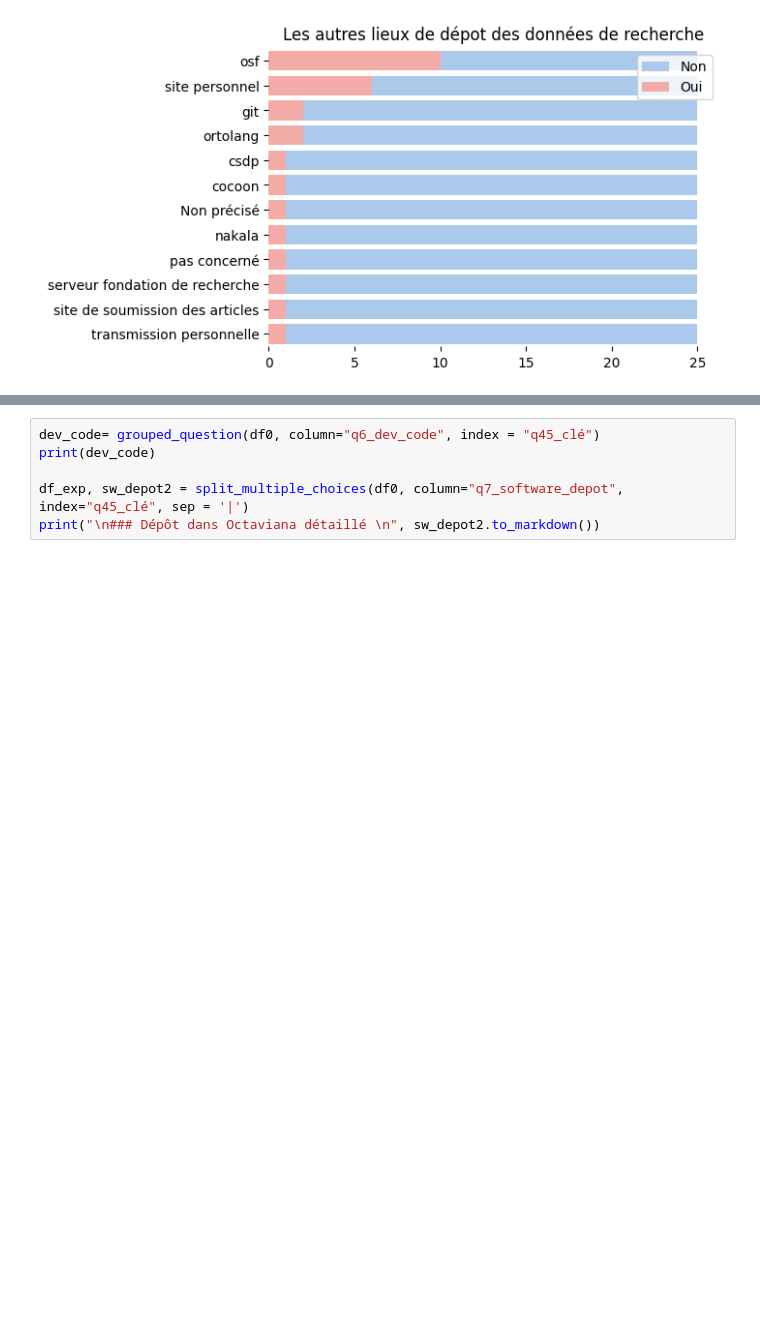
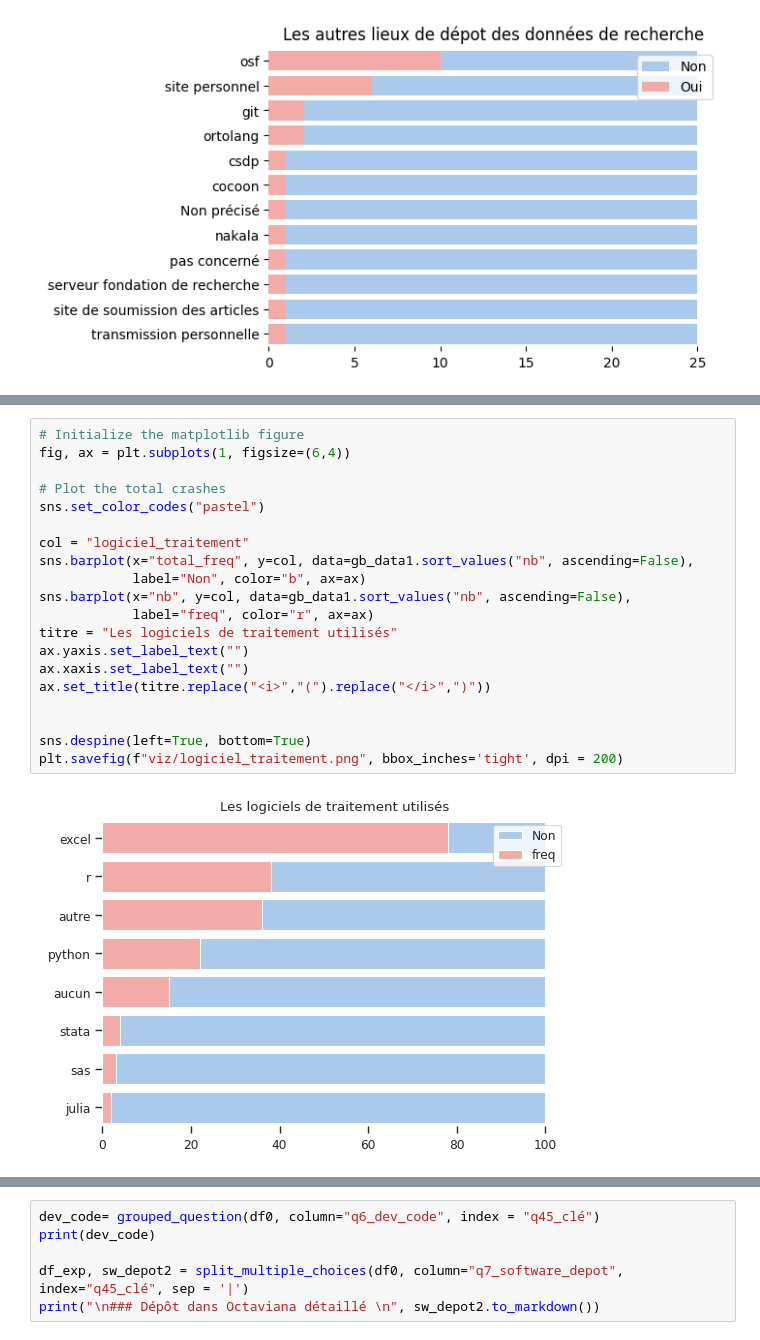
Before and after one commit to luneauaymeric/enquete_SO_p8, a Jupyter notebook: _build/jupyter_execute/script_analyse/connaissance_science_ouverte.ipynb, the cells around one changed output, grey strips where cells are left out. Drawn from its saved outputs; the diff is of its cells as text; blank space fills up the shorter version.

```diff
--- a/_build/jupyter_execute/script_analyse/connaissance_science_ouverte.ipynb
+++ b/_build/jupyter_execute/script_analyse/connaissance_science_ouverte.ipynb
@@ -203,0 +424,22 @@ plt.savefig(f"viz/autre_entrepot_rec.png", bbox_inches='tight', dpi = 200)
+# %%
+# Initialize the matplotlib figure
+fig, ax = plt.subplots(1, figsize=(6,4))
+
+# Plot the total crashes
+sns.set_color_codes("pastel")
+
+col = "logiciel_traitement"
+sns.barplot(x="total_freq", y=col, data=gb_data1.sort_values("nb", ascending=False),
+            label="Non", color="b", ax=ax)
+sns.barplot(x="nb", y=col, data=gb_data1.sort_values("nb", ascending=False),
+            label="freq", color="r", ax=ax)
+titre = "Les logiciels de traitement utilisés"
+ax.yaxis.set_label_text("")
+ax.xaxis.set_label_text("")
+ax.set_title(titre.replace("<i>","(").replace("</i>",")"))
+
+
+sns.despine(left=True, bottom=True)
+plt.savefig(f"viz/logiciel_traitement.png", bbox_inches='tight', dpi = 200)
+# %% [output]
+[figure, added]
```
Also changed, not shown: parts of 27 cells of this notebook, 9 other files.
